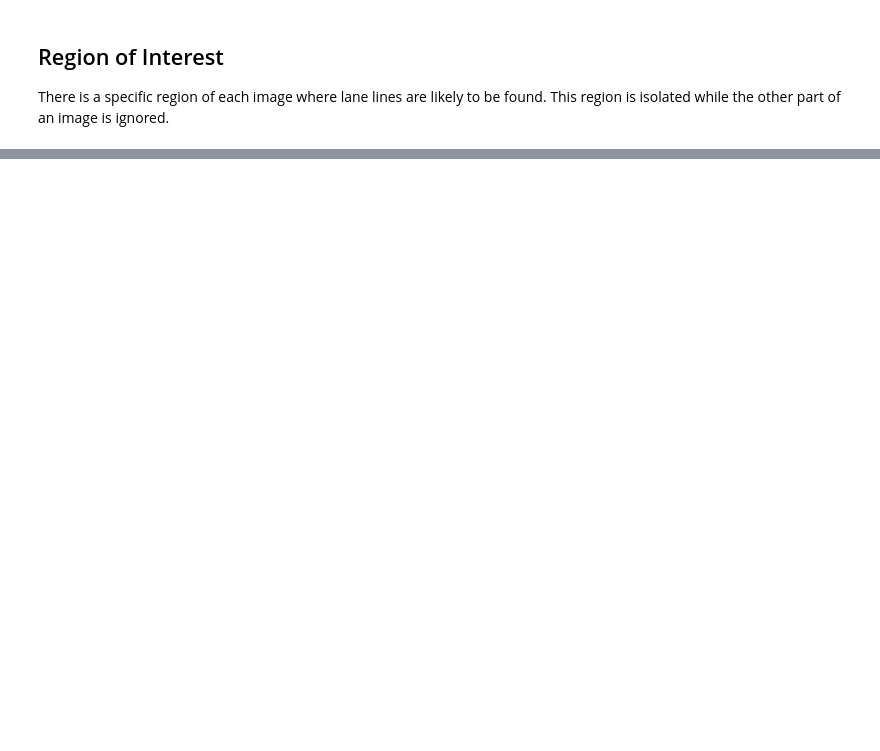
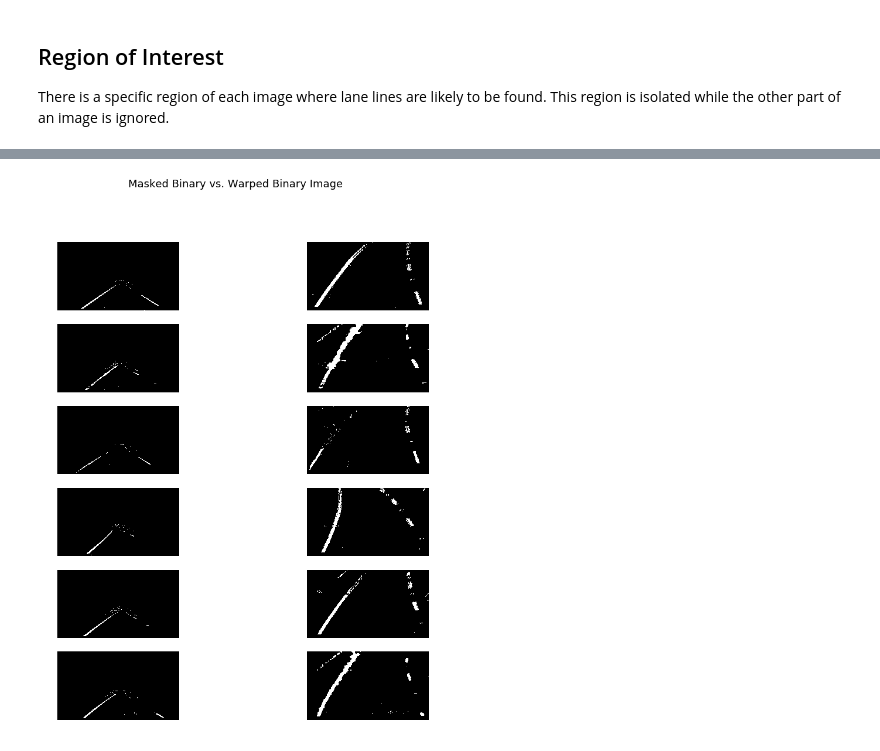
Before and after one commit to AryanJ-NYC/CarND-Advanced-Lane-Lines, a Jupyter notebook: main.ipynb, the cells around one changed output, grey strips where cells are left out. Saved outputs shown, nothing was run; the diff lists cells and outputs as text; code cells hidden in the pictures; blank space fills up the shorter version.

```diff
--- a/main.ipynb
+++ b/main.ipynb
@@ -181,0 +226,15 @@ plt.show()
+# %%
+fig, axarr = plt.subplots(len(masked_images), 2) # two columns
+fig.set_size_inches((14,15))
+fig.suptitle('Masked Binary vs. Warped Binary Image', fontsize=18)
+
+for idx, masked_img in enumerate(masked_images):
+    warped = perspective_warp(masked_img)
+
+    axarr[idx, 0].imshow(masked_img, cmap='gray')
+    axarr[idx, 1].imshow(warped, cmap='gray')
+    axarr[idx, 0].axis('off')
+    axarr[idx, 1].axis('off')
+plt.show()
+# %% [output]
+[figure, added]
```
Also changed, not shown: parts of 4 cells of this notebook.
